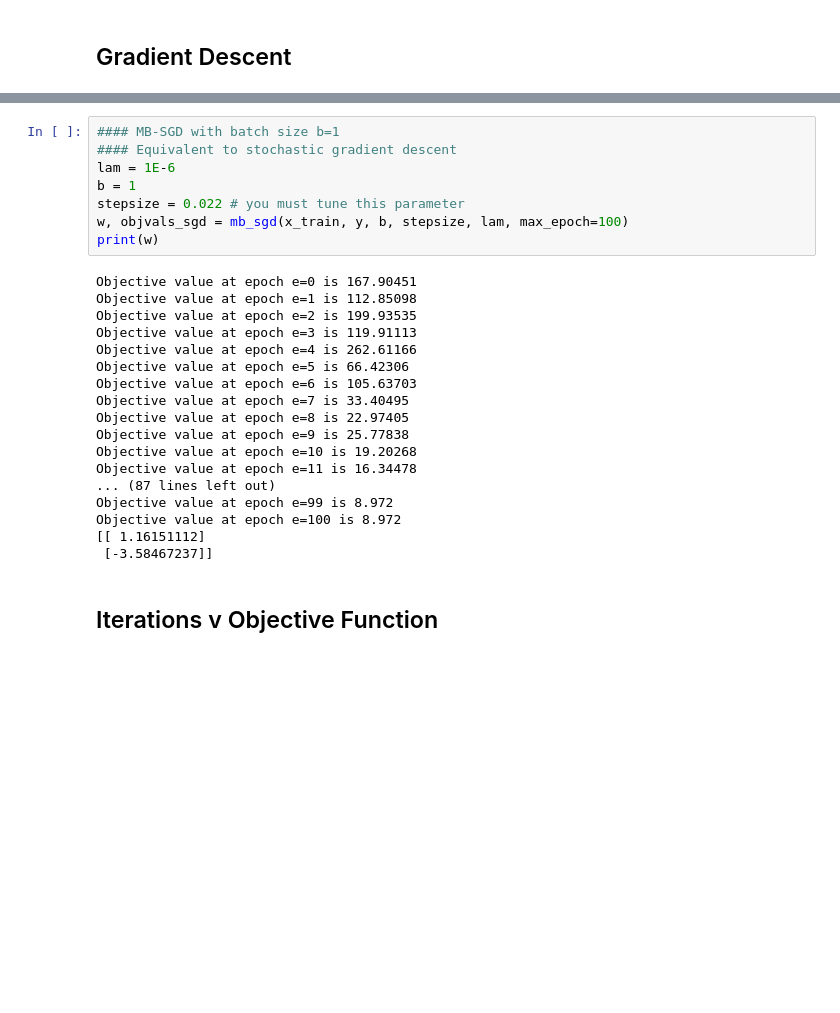
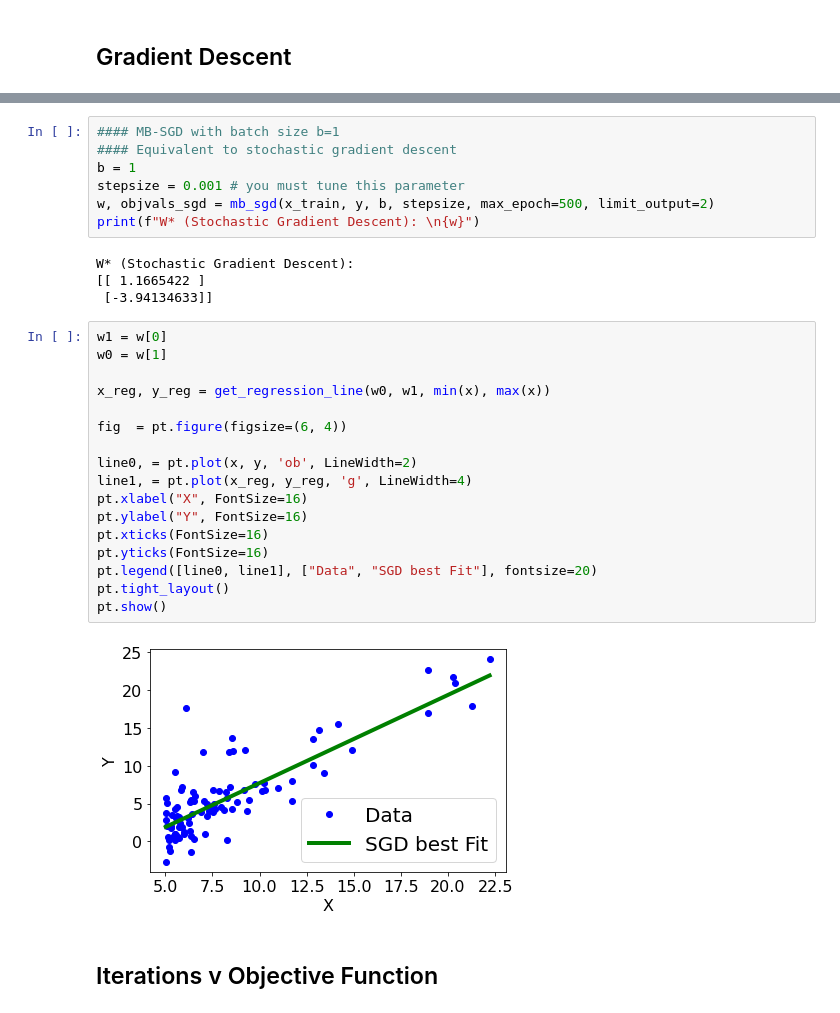
Before and after one commit to mycicle/cpe695, a Jupyter notebook: assignments/HW2/HW2.ipynb, the cells around one changed output, grey strips where cells are left out. Saved outputs shown, nothing was run; the diff lists cells and outputs as text; blank space fills up the shorter version.

```diff
--- a/assignments/HW2/HW2.ipynb
+++ b/assignments/HW2/HW2.ipynb
@@ -222,29 +205,33 @@ def mb_sgd(x, y, b, stepsize, lam, max_epoch=100, w=None, limit_output=False):
 # %%
 #### MB-SGD with batch size b=1
 #### Equivalent to stochastic gradient descent
-lam = 1E-6
 b = 1
-stepsize = 0.022 # you must tune this parameter
-w, objvals_sgd = mb_sgd(x_train, y, b, stepsize, lam, max_epoch=100)
-print(w)
+stepsize = 0.001 # you must tune this parameter
+w, objvals_sgd = mb_sgd(x_train, y, b, stepsize, max_epoch=500, limit_output=2)
+print(f"W* (Stochastic Gradient Descent): \n{w}")
 # %% [output]
-Objective value at epoch e=0 is 167.90451
-Objective value at epoch e=1 is 112.85098
-Objective value at epoch e=2 is 199.93535
-Objective value at epoch e=3 is 119.91113
-Objective value at epoch e=4 is 262.61166
-Objective value at epoch e=5 is 66.42306
-Objective value at epoch e=6 is 105.63703
-Objective value at epoch e=7 is 33.40495
-Objective value at epoch e=8 is 22.97405
-Objective value at epoch e=9 is 25.77838
-Objective value at epoch e=10 is 19.20268
-Objective value at epoch e=11 is 16.34478
-... (87 lines left out)
-Objective value at epoch e=99 is 8.972
-Objective value at epoch e=100 is 8.972
-[[ 1.16151112]
- [-3.58467237]]
+W* (Stochastic Gradient Descent):
+[[ 1.1665422 ]
+ [-3.94134633]]
+# %%
+w1 = w[0]
+w0 = w[1]
+
+x_reg, y_reg = get_regression_line(w0, w1, min(x), max(x))
+
+fig  = pt.figure(figsize=(6, 4))
+
+line0, = pt.plot(x, y, 'ob', LineWidth=2)
+line1, = pt.plot(x_reg, y_reg, 'g', LineWidth=4)
+pt.xlabel("X", FontSize=16)
+pt.ylabel("Y", FontSize=16)
+pt.xticks(FontSize=16)
+pt.yticks(FontSize=16)
+pt.legend([line0, line1], ["Data", "SGD best Fit"], fontsize=20)
+pt.tight_layout()
+pt.show()
+# %% [output]
+[figure, added]
 # %% [markdown]
 ## Iterations v Objective Function
 # %%
```
Also changed, not shown: parts of 17 cells of this notebook.
